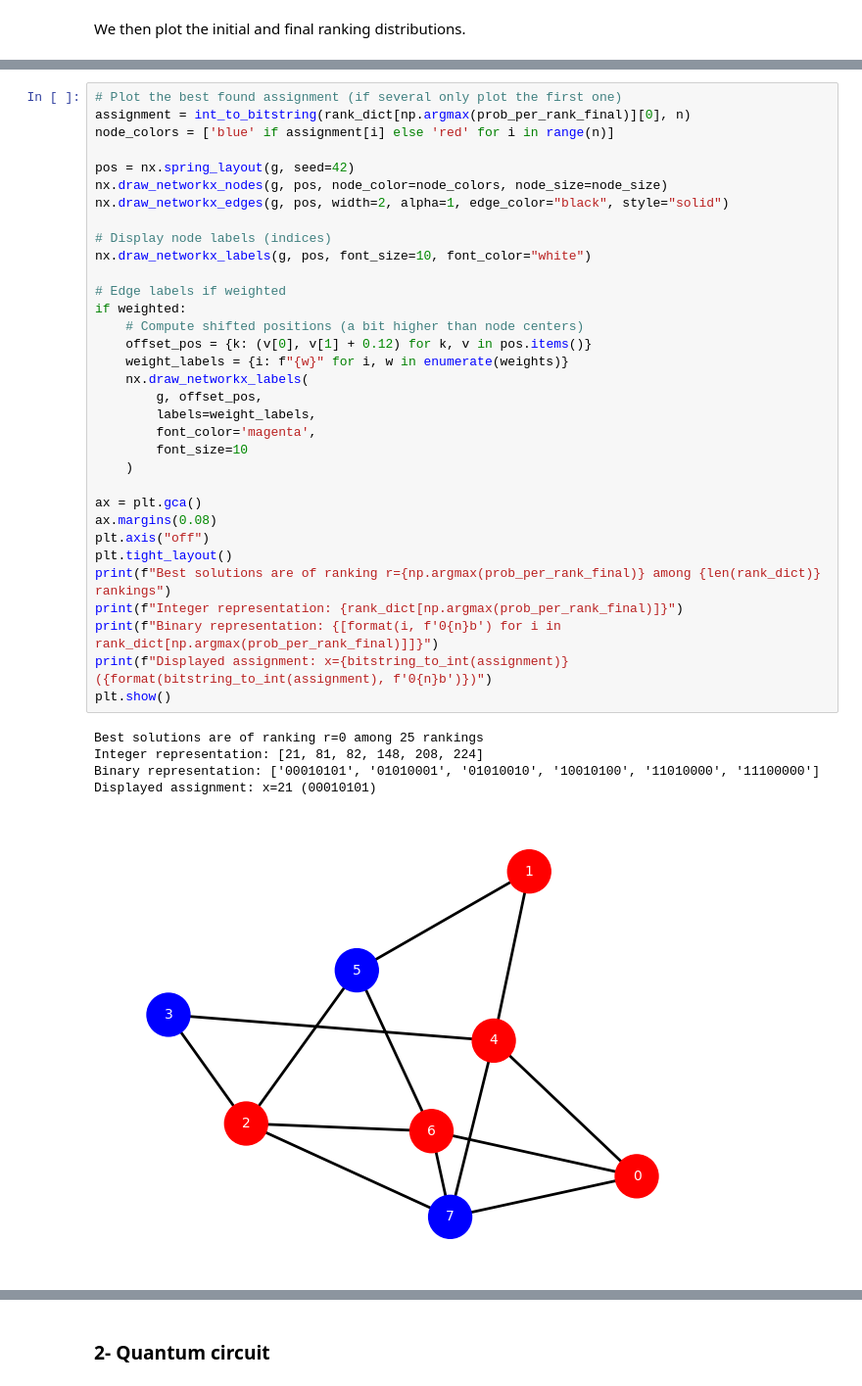
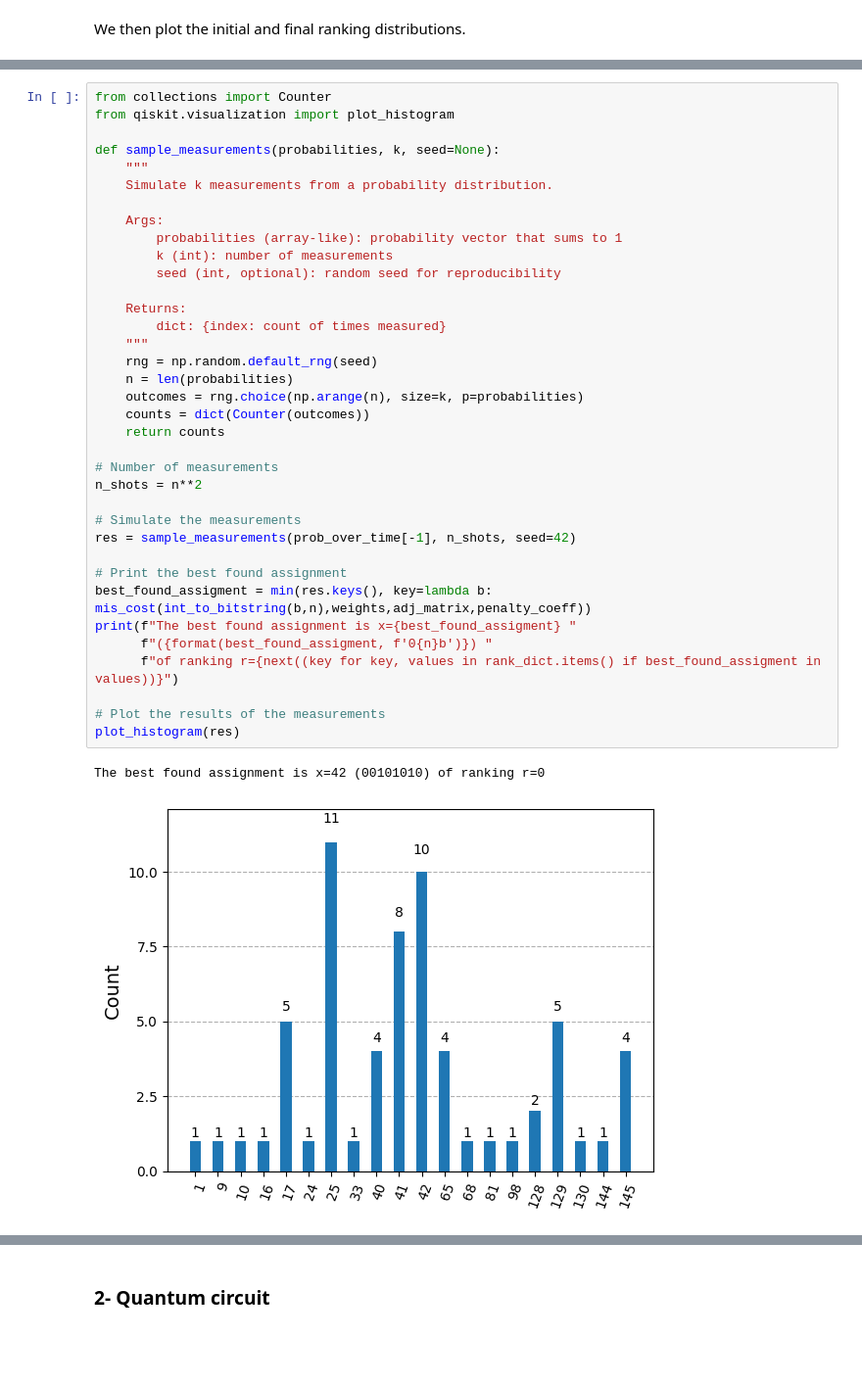
Before and after one commit to ugo-nzongani/SamBa-GQW, a Jupyter notebook: examples/mis.ipynb, the cells around one changed output, grey strips where cells are left out. Shown at 98% size. Drawn from its saved outputs; the diff is of its cells as text; blank space fills up the shorter version.

```diff
--- a/examples/mis.ipynb
+++ b/examples/mis.ipynb
@@ -304,39 +304,39 @@ We now display the original graph with the best assignment provided by SamBa-GQW
-# %%
-# Plot the best found assignment (if several only plot the first one)
-assignment = int_to_bitstring(rank_dict[np.argmax(prob_per_rank_final)][0], n)
-node_colors = ['blue' if assignment[i] else 'red' for i in range(n)]
-
-pos = nx.spring_layout(g, seed=42)
-nx.draw_networkx_nodes(g, pos, node_color=node_colors, node_size=node_size)
-nx.draw_networkx_edges(g, pos, width=2, alpha=1, edge_color="black", style="solid")
-
-# Display node labels (indices)
-nx.draw_networkx_labels(g, pos, font_size=10, font_color="white")
-
-# Edge labels if weighted
-if weighted:
-    # Compute shifted positions (a bit higher than node centers)
-    offset_pos = {k: (v[0], v[1] + 0.12) for k, v in pos.items()}
-    weight_labels = {i: f"{w}" for i, w in enumerate(weights)}
-    nx.draw_networkx_labels(
-        g, offset_pos,
-        labels=weight_labels,
-        font_color='magenta',
-        font_size=10
-    )
-
-ax = plt.gca()
-ax.margins(0.08)
-plt.axis("off")
-plt.tight_layout()
-print(f"Best solutions are of ranking r={np.argmax(prob_per_rank_final)} among {len(rank_dict)} rankings")
-print(f"Integer representation: {rank_dict[np.argmax(prob_per_rank_final)]}")
-print(f"Binary representation: {[format(i, f'0{n}b') for i in rank_dict[np.argmax(prob_per_rank_final)]]}")
-print(f"Displayed assignment: x={bitstring_to_int(assignment)} ({format(bitstring_to_int(assignment), f'0{n}b')})")
-plt.show()
-# %% [output]
-Best solutions are of ranking r=0 among 25 rankings
-Integer representation: [21, 81, 82, 148, 208, 224]
-Binary representation: ['00010101', '01010001', '01010010', '10010100', '11010000', '11100000']
-Displayed assignment: x=21 (00010101)
-[figure, removed]
+# %%
+from collections import Counter
+from qiskit.visualization import plot_histogram
+
+def sample_measurements(probabilities, k, seed=None):
+    """
+    Simulate k measurements from a probability distribution.
+
+    Args:
+        probabilities (array-like): probability vector that sums to 1
+        k (int): number of measurements
+        seed (int, optional): random seed for reproducibility
+
+    Returns:
+        dict: {index: count of times measured}
+    """
+    rng = np.random.default_rng(seed)
+    n = len(probabilities)
+    outcomes = rng.choice(np.arange(n), size=k, p=probabilities)
+    counts = dict(Counter(outcomes))
+    return counts
+
+# Number of measurements
+n_shots = n**2
+
+# Simulate the measurements
+res = sample_measurements(prob_over_time[-1], n_shots, seed=42)
+
+# Print the best found assignment
+best_found_assigment = min(res.keys(), key=lambda b: mis_cost(int_to_bitstring(b,n),weights,adj_matrix,penalty_coeff))
+print(f"The best found assignment is x={best_found_assigment} "
+      f"({format(best_found_assigment, f'0{n}b')}) "
+      f"of ranking r={next((key for key, values in rank_dict.items() if best_found_assigment in values))}")
+
+# Plot the results of the measurements
+plot_histogram(res)
+# %% [output]
+The best found assignment is x=42 (00101010) of ranking r=0
+[figure, added]
```
Also changed, not shown: parts of 16 cells of this notebook, 1 other file.
